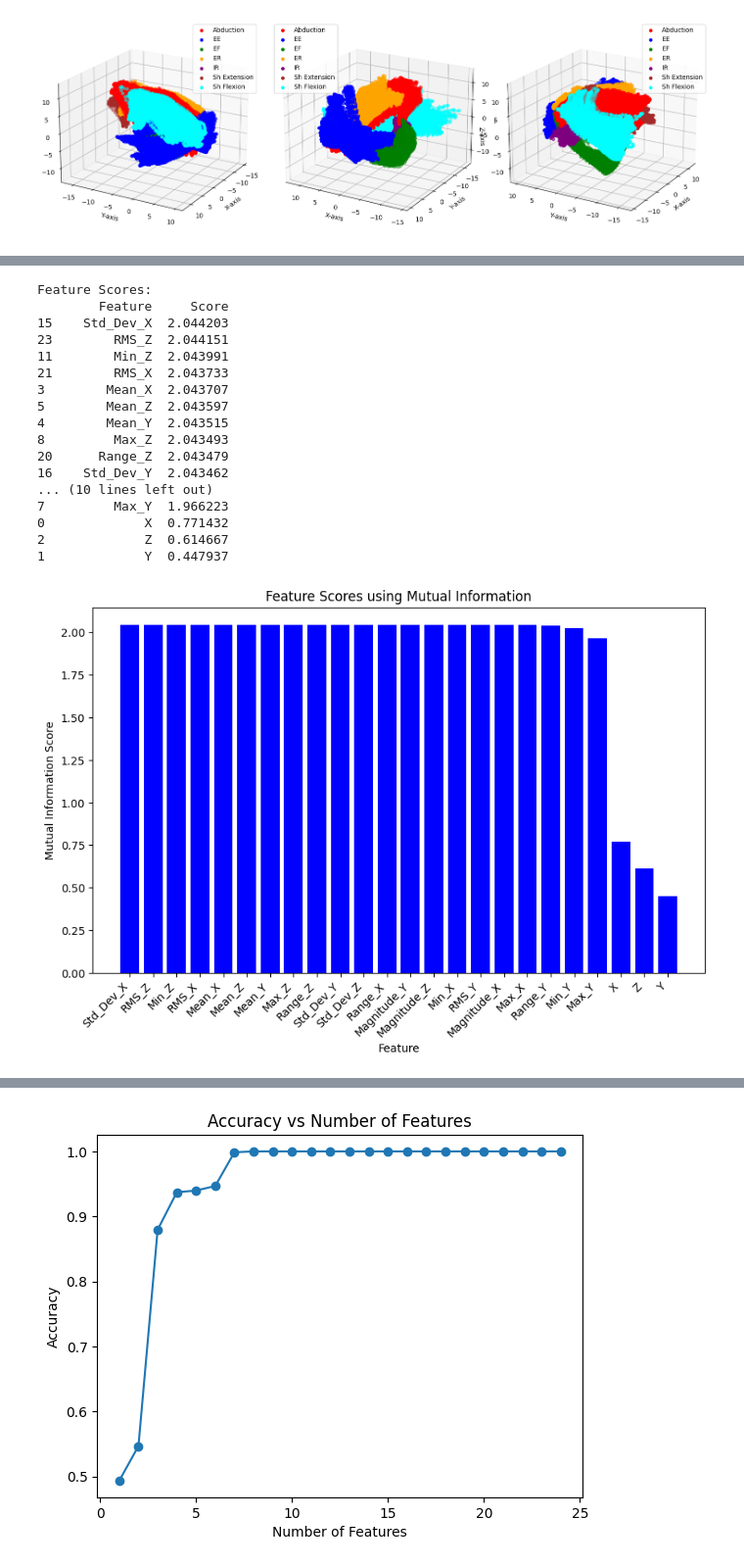
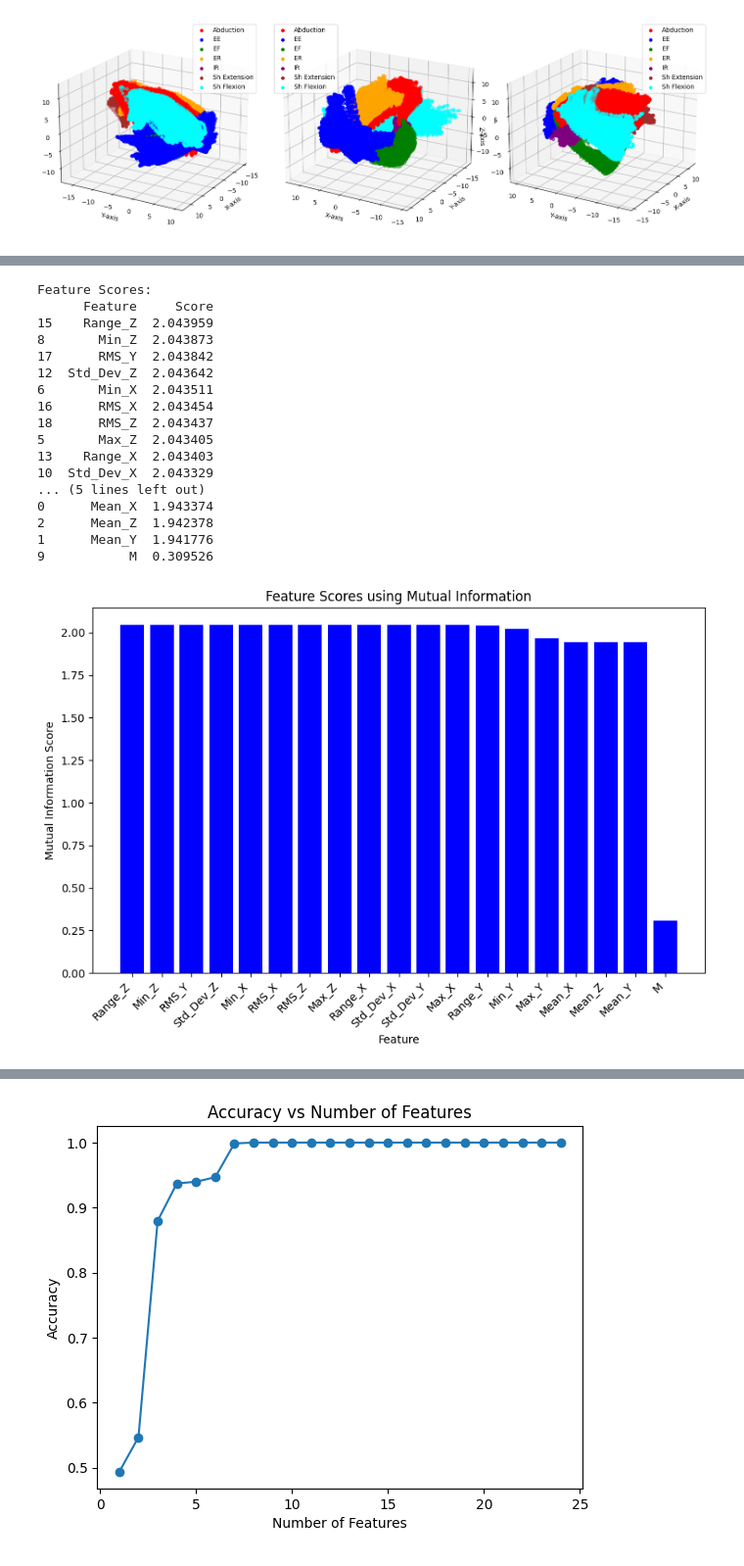
Before and after one commit to LamaAlmuayli/2023-GP1-14, a Jupyter notebook: TheraSense_Release1.ipynb, the cells around one changed output, grey strips where cells are left out. Shown at 98% size. Cells and saved outputs as stored; diff of their text form; code cells hidden in the pictures.

```diff
--- a/TheraSense_Release1.ipynb
+++ b/TheraSense_Release1.ipynb
@@ -127,7 +127,7 @@ for i in datasets:
   # Magnitude
   segments = datasets[i]['X'].isnull().cumsum()
   magnitude_values = datasets[i].groupby(segments).transform(magnitude)
-  datasets[i][['Magnitude_X', 'Magnitude_Y', 'Magnitude_Z']] = magnitude_values[['X', 'Y', 'Z']]
+  datasets[i]['M'] = magnitude_values[['X', 'Y', 'Z']].apply(magnitude, axis=1)
 
   # Std_Dev
   segments = datasets[i]['X'].isnull().cumsum()
@@ -178,10 +178,15 @@ combined_dataframe
 # %%
 # Drop rows with null values
 combined_dataframe_cleaned = combined_dataframe.dropna()
+combined_dataframe_noXYZ = combined_dataframe_cleaned.drop(['X', 'Y', 'Z'], axis=1)
 
 # Separate the features (X) and target variable (y) from the cleaned dataframe
 X_cleaned = combined_dataframe_cleaned.drop('Activity', axis=1)
 y_cleaned = combined_dataframe_cleaned['Activity']
 
+# Separate the features (X) and target variable (y) from the cleaned dataframe
+X_cleaned_noXYZ = combined_dataframe_noXYZ.drop('Activity', axis=1)
+y_cleaned_noXYZ = combined_dataframe_noXYZ['Activity']
+
 # Apply a simple transformation to make values non-negative
-X_transformed = X_cleaned + X_cleaned.min().abs() + 1
+X_transformed = X_cleaned_noXYZ + X_cleaned_noXYZ.min().abs() + 1
@@ -297,7 +286,7 @@ from sklearn.feature_selection import SelectKBest, mutual_info_classif
 k_best_selector_mutual_info = SelectKBest(mutual_info_classif, k=3)
 
 # Fit and transform the feature matrix
-X_k_best_mutual_info = k_best_selector_mutual_info.fit_transform(X_transformed, y_cleaned)
+X_k_best_mutual_info = k_best_selector_mutual_info.fit_transform(X_transformed, y_cleaned_noXYZ)
 
 # Get the mutual information scores of each feature
 feature_scores_mutual_info = k_best_selector_mutual_info.scores_
@@ -306,8 +295,4 @@ feature_scores_mutual_info = k_best_selector_mutual_info.scores_
 selected_feature_indices_mutual_info = k_best_selector_mutual_info.get_support(indices=True)
 
 # Display the dataframe with selected features
-selected_features_df_mutual_info = X_cleaned.iloc[:, selected_feature_indices_mutual_info]
-
-selected_features_df_mutual_info['X'] = combined_dataframe_cleaned['X']
-selected_features_df_mutual_info['Y'] = combined_dataframe_cleaned['Y']
-selected_features_df_mutual_info['Z'] = combined_dataframe_cleaned['Z']
+selected_features_df_mutual_info = X_cleaned_noXYZ.iloc[:, selected_feature_indices_mutual_info]
@@ -330,41 +299,41 @@ See the caveats in the documentation: https://pandas.pydata.org/pandas-docs/stab
 # %%
 # Create a DataFrame to store feature scores
-feature_scores_df = pd.DataFrame({'Feature': X_cleaned.columns, 'Score': feature_scores_mutual_info})
+feature_scores_df = pd.DataFrame({'Feature': X_cleaned_noXYZ.columns, 'Score': feature_scores_mutual_info})
 
 # Sort the DataFrame by score in descending order
 feature_scores_df = feature_scores_df.sort_values(by='Score', ascending=False)
 
 # Display the DataFrame
 print("\nFeature Scores:")
 print(feature_scores_df)
 
 # Plot each feature with its score
 plt.figure(figsize=(10, 6))
 plt.bar(feature_scores_df['Feature'], feature_scores_df['Score'], color='blue')
 plt.xlabel('Feature')
 plt.ylabel('Mutual Information Score')
 plt.title('Feature Scores using Mutual Information')
 plt.xticks(rotation=45, ha='right')
 plt.show()
 # %% [output]
 Feature Scores:
-        Feature     Score
-15    Std_Dev_X  2.044203
-23        RMS_Z  2.044151
-11        Min_Z  2.043991
-21        RMS_X  2.043733
-3        Mean_X  2.043707
-5        Mean_Z  2.043597
-4        Mean_Y  2.043515
-8         Max_Z  2.043493
-20      Range_Z  2.043479
-16    Std_Dev_Y  2.043462
-... (10 lines left out)
-7         Max_Y  1.966223
-0             X  0.771432
-2             Z  0.614667
-1             Y  0.447937
+      Feature     Score
+15    Range_Z  2.043959
+8       Min_Z  2.043873
+17      RMS_Y  2.043842
+12  Std_Dev_Z  2.043642
+6       Min_X  2.043511
+16      RMS_X  2.043454
+18      RMS_Z  2.043437
+5       Max_Z  2.043405
+13    Range_X  2.043403
+10  Std_Dev_X  2.043329
+... (5 lines left out)
+0      Mean_X  1.943374
+2      Mean_Z  1.942378
+1      Mean_Y  1.941776
+9           M  0.309526
-[figure, old version]
+[figure, new version]
 # %%
 # 2
 #VarianceThreshold selection
```
Also changed, not shown: parts of 11 cells of this notebook.
